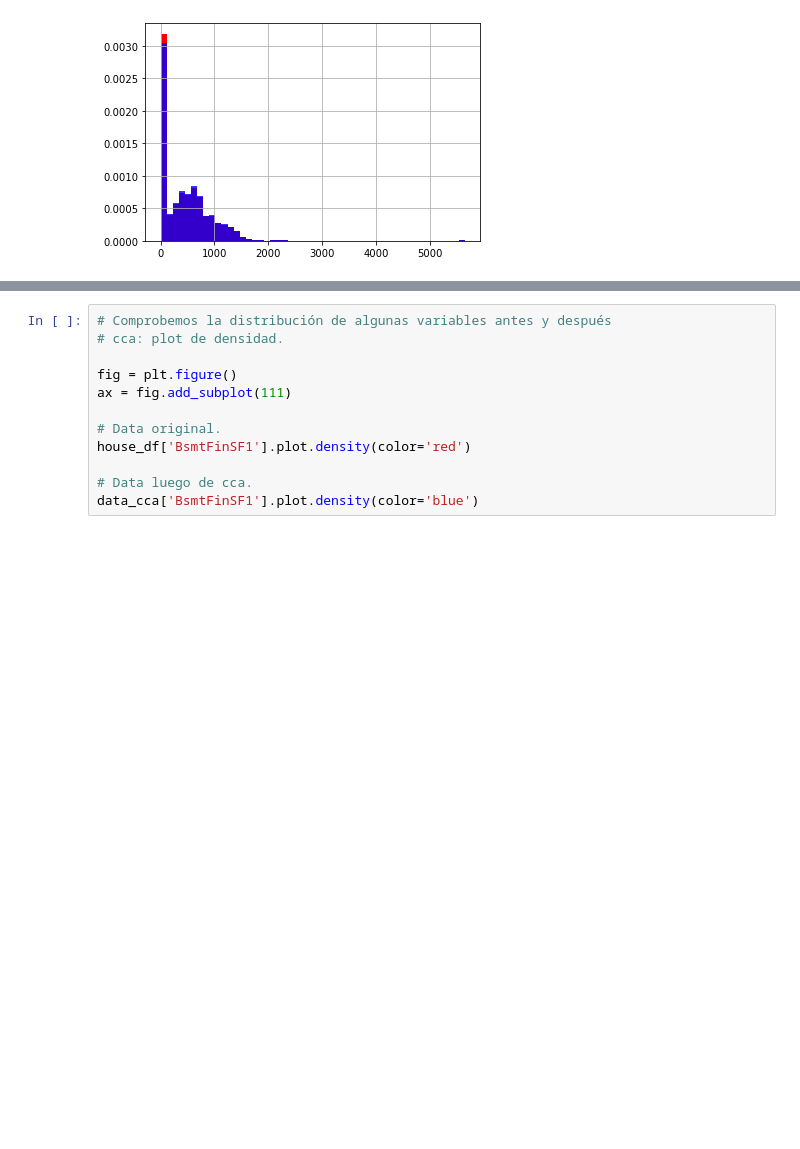
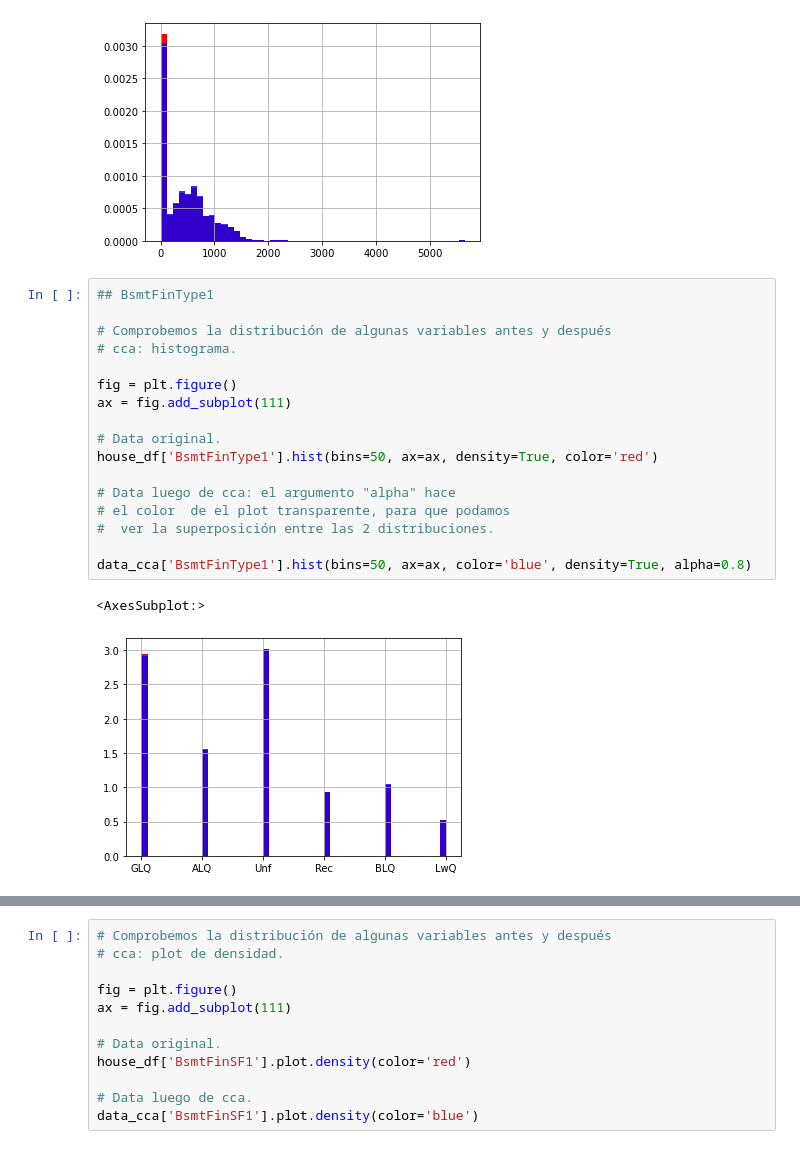
Before and after one commit to kpm1014/cc531-pc02, a Jupyter notebook: CC531 - PC02.ipynb, the cells around one changed output, grey strips where cells are left out. Cells and saved outputs as stored; diff of their text form; blank space fills up the shorter version.

```diff
--- a/CC531 - PC02.ipynb
+++ b/CC531 - PC02.ipynb
@@ -235,3 +257,23 @@ data_cca['BsmtFinSF1'].hist(bins=50, ax=ax, color='blue', density=True, alpha=0.
 # %% [output]
 <AxesSubplot:>
 [figure]
+# %%
+## BsmtFinType1
+
+# Comprobemos la distribución de algunas variables antes y después
+# cca: histograma.
+
+fig = plt.figure()
+ax = fig.add_subplot(111)
+
+# Data original.
+house_df['BsmtFinType1'].hist(bins=50, ax=ax, density=True, color='red')
+
+# Data luego de cca: el argumento "alpha" hace
+# el color  de el plot transparente, para que podamos
+#  ver la superposición entre las 2 distribuciones.
+
+data_cca['BsmtFinType1'].hist(bins=50, ax=ax, color='blue', density=True, alpha=0.8)
+# %% [output]
+<AxesSubplot:>
+[figure, added]
```
Also changed, not shown: parts of 6 cells of this notebook, 7 other files.
